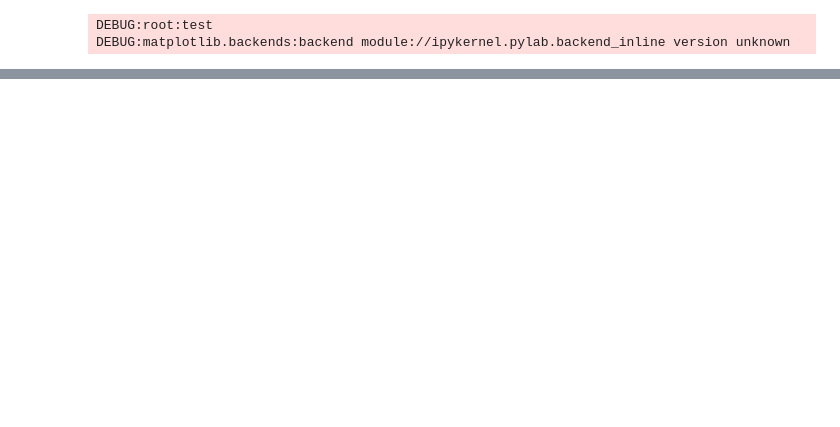
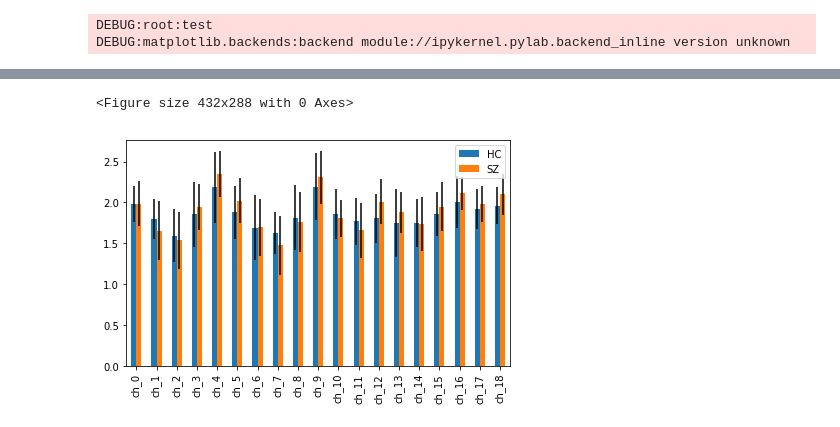
Before and after one commit to cjotade/dynamicinfo-eeg, a Jupyter notebook: src/plot_results.ipynb, the cells around one changed output, grey strips where cells are left out. Cells and saved outputs as stored; diff of their text form; code cells hidden in the pictures; blank space fills up the shorter version.

```diff
--- a/src/plot_results.ipynb
+++ b/src/plot_results.ipynb
@@ -129,0 +170,16 @@ plt.show()
+# %%
+df_mean_hc = df_mean.T.loc[list(filter(lambda x: x.startswith("h"), df_mean.columns))]
+df_mean_sz = df_mean.T.loc[list(filter(lambda x: x.startswith("s"), df_mean.columns))]
+
+df_mean_hc_std = df_std.T.loc[list(filter(lambda x: x.startswith("h"), df_std.columns))]
+df_mean_sz_std = df_std.T.loc[list(filter(lambda x: x.startswith("s"), df_std.columns))]
+
+plt.figure()
+df_mean_hc.mean().plot(kind="bar", yerr=df_mean_hc_std.mean())
+df_mean_sz.mean().plot(kind="bar", yerr=df_mean_sz_std.mean())
+plt.tight_layout()
+
+plt.figure()
+df_mean_hc.median().plot(kind="bar", yerr=df_mean_hc_std.median())
+df_mean_sz.median().plot(kind="bar", yerr=df_mean_sz_std.median())
+plt.tight_layout()
@@ -129,0 +189,14 @@ plt.show()
+# %%
+df_mean_concat = pd.concat([df_mean_hc.mean(), df_mean_sz.mean()], axis=1)
+df_mean_concat.columns = ["HC", "SZ"]
+
+#df_mean_std_concat = pd.concat([df_mean_hc_std.mean(), df_mean_sz_std.mean()], axis=1)
+df_mean_std_concat = pd.concat([df_mean_hc.std(), df_mean_sz.std()], axis=1)
+df_mean_std_concat.columns = ["HC", "SZ"]
+
+plt.figure()
+df_mean_concat.plot(kind="bar", yerr=df_mean_std_concat)
+plt.tight_layout()
+# %% [output]
+<Figure size 432x288 with 0 Axes>
+[figure, added]
```
Also changed, not shown: parts of 12 cells of this notebook, 3 other files.
